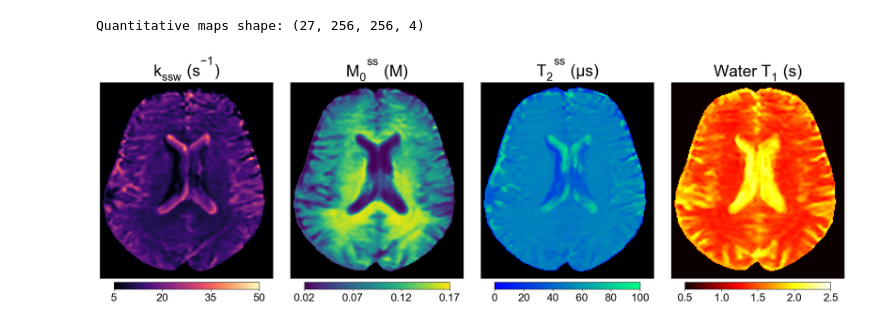
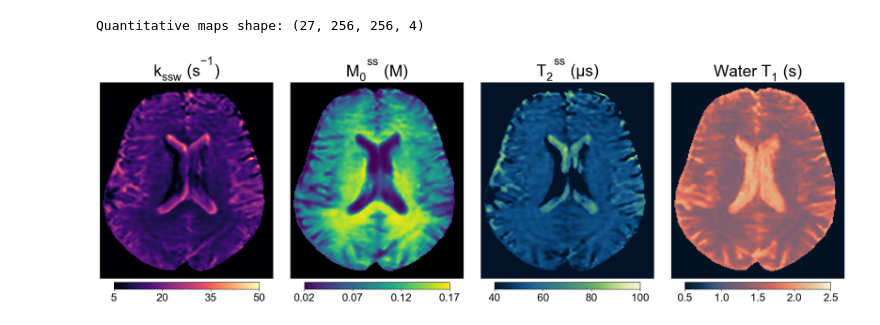
Before and after one commit to momentum-laboratory/molecular-mrf, a Jupyter notebook: unsupervised_example/visualization.ipynb, the cells around one changed output. Cells and saved outputs as stored; diff of their text form; code cells hidden in the pictures.

```diff
--- a/unsupervised_example/visualization.ipynb
+++ b/unsupervised_example/visualization.ipynb
@@ -68,33 +69,33 @@ plt.rcParams['mathtext.rm'] = 'Arial'
 plt.rcParams['mathtext.it'] = 'Arial'
 plt.rcParams['mathtext.bf'] = 'Arial:bold'
 
 plt.subplot(141)
 plt.imshow(Rm_BE, vmin=5, vmax=50, cmap='magma')
 plt.colorbar(orientation='horizontal', ticks=np.arange(5, 50 + 15, 15), pad=pad_cb, fraction=length_cb)
 plt.title('k$_{ssw}$ (s$^{-1}$)')
 plt.axis("off")
 
 plt.subplot(142)
 plt.imshow(Mm_BE, vmin=0.02, vmax=0.17, cmap=b_viridis)
 plt.colorbar(orientation='horizontal', ticks=np.arange(0.02, 0.17 + 0.05, 0.05), pad=pad_cb, fraction=length_cb)
 plt.title('M$_{0}$$^{ss}$ (M)')
 plt.axis("off")
 
 plt.subplot(143)
-plt.imshow(T2m_BE, vmin=0, vmax=100, cmap=b_winter)
+plt.imshow(T2m_BE, vmin=40, vmax=100, cmap=cm.navia)
 plt.colorbar(orientation='horizontal', ticks=np.arange(0, 100 + 20, 20), pad=pad_cb, fraction=length_cb)
 plt.title('T$_{2}$$^{ss}$ ($\mu$s)')
 plt.axis("off")
 
 plt.subplot(144)
-plt.imshow(T1w_BE, vmin=0.5, vmax=2.5, cmap='hot')
+plt.imshow(T1w_BE, vmin=0.5, vmax=2.5, cmap=cm.lipari)
 plt.colorbar(orientation='horizontal', ticks=np.arange(0.5, 2.5 + 0.5, 0.5), pad=pad_cb, fraction=length_cb)
 plt.title('Water T$_{1}$ (s)')
 plt.axis("off")
 
 plt.tight_layout()
 plt.subplots_adjust(wspace=0.1, hspace=0)  # Adjust spacing between subplots
 plt.savefig('result/human_results_unsupervised.eps', format='eps')
 plt.show()
 # %% [output]
-[figure, old version]
+[figure, new version]
```
Also changed, not shown: parts of 1 cell of this notebook, 2 other files.
